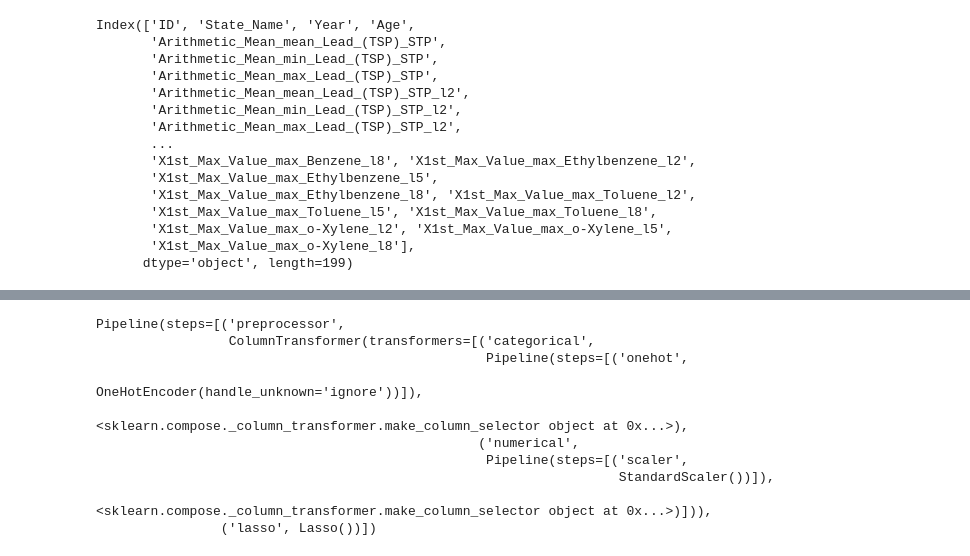
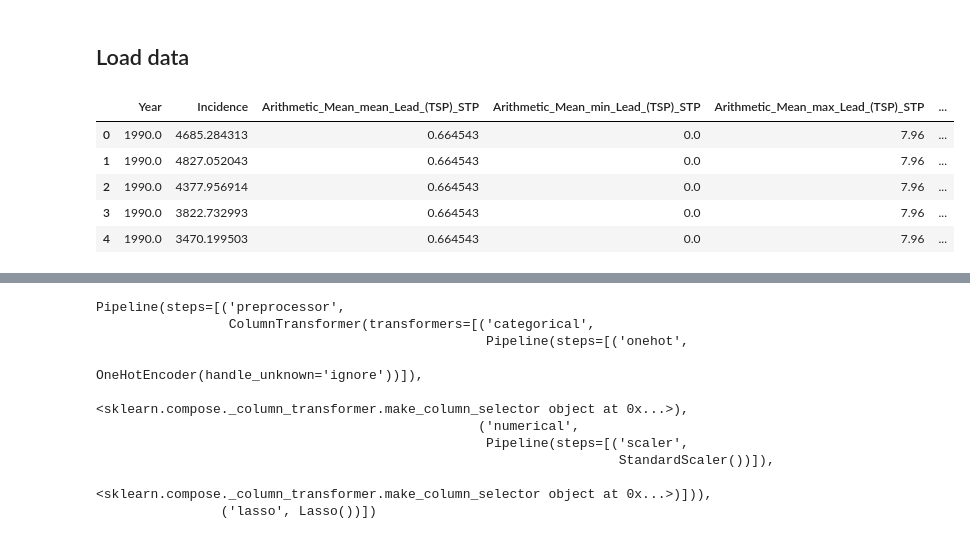
Before and after one commit to AlanAndrews/Air_toxicity, a Jupyter notebook: AA_folder/modeling.ipynb, the cells around one changed output, grey strips where cells are left out. Saved outputs shown, nothing was run; the diff lists cells and outputs as text; code cells hidden in the pictures.

```diff
--- a/AA_folder/modeling.ipynb
+++ b/AA_folder/modeling.ipynb
@@ -21,6 +23,8 @@ from sklearn.neighbors import KNeighborsRegressor
 
 
 pd.set_option("display.max_columns", 200)
+# %% [markdown]
+## Load data
 # %%
 # training and test data containing NaN values
 train_df = pd.read_csv('train_complete.csv')
@@ -33,21 +37,16 @@ test_df_mean = pd.read_csv('test_df_mean.csv')
 # Datasets with the zeros imputed for missing values
 train_df_zero = pd.read_csv('train_df_zero.csv')
 test_df_zero = pd.read_csv('test_df_zero.csv')
+# %%
+# Datasets with IterativeImputer linear regression for missing values
+train_df_it_imp = pd.read_csv('train_df_it_imp.csv')
+test_df_it_imp = pd.read_csv('test_df_it_imp.csv')
 # %%
-train_df_mean[test_df_mean.columns].columns
+train_df_it_imp.head()
 # %% [output]
-Index(['ID', 'State_Name', 'Year', 'Age',
-       'Arithmetic_Mean_mean_Lead_(TSP)_STP',
-       'Arithmetic_Mean_min_Lead_(TSP)_STP',
-       'Arithmetic_Mean_max_Lead_(TSP)_STP',
-       'Arithmetic_Mean_mean_Lead_(TSP)_STP_l2',
-       'Arithmetic_Mean_min_Lead_(TSP)_STP_l2',
-       'Arithmetic_Mean_max_Lead_(TSP)_STP_l2',
-       ...
-       'X1st_Max_Value_max_Benzene_l8', 'X1st_Max_Value_max_Ethylbenzene_l2',
-       'X1st_Max_Value_max_Ethylbenzene_l5',
-       'X1st_Max_Value_max_Ethylbenzene_l8', 'X1st_Max_Value_max_Toluene_l2',
-       'X1st_Max_Value_max_Toluene_l5', 'X1st_Max_Value_max_Toluene_l8',
-       'X1st_Max_Value_max_o-Xylene_l2', 'X1st_Max_Value_max_o-Xylene_l5',
-       'X1st_Max_Value_max_o-Xylene_l8'],
-      dtype='object', length=199)
+|  | Year | Incidence | Arithmetic_Mean_mean_Lead_(TSP)_STP | Arithmetic_Mean_min_Lead_(TSP)_STP | Arithmetic_Mean_max_Lead_(TSP)_STP | ... |
+| 0 | 1990.0 | 4685.284313 | 0.664543 | 0.0 | 7.96 | ... |
+| 1 | 1990.0 | 4827.052043 | 0.664543 | 0.0 | 7.96 | ... |
+| 2 | 1990.0 | 4377.956914 | 0.664543 | 0.0 | 7.96 | ... |
+| 3 | 1990.0 | 3822.732993 | 0.664543 | 0.0 | 7.96 | ... |
+| 4 | 1990.0 | 3470.199503 | 0.664543 | 0.0 | 7.96 | ... |
```
Also changed, not shown: parts of 40 cells of this notebook, 2 other files.
